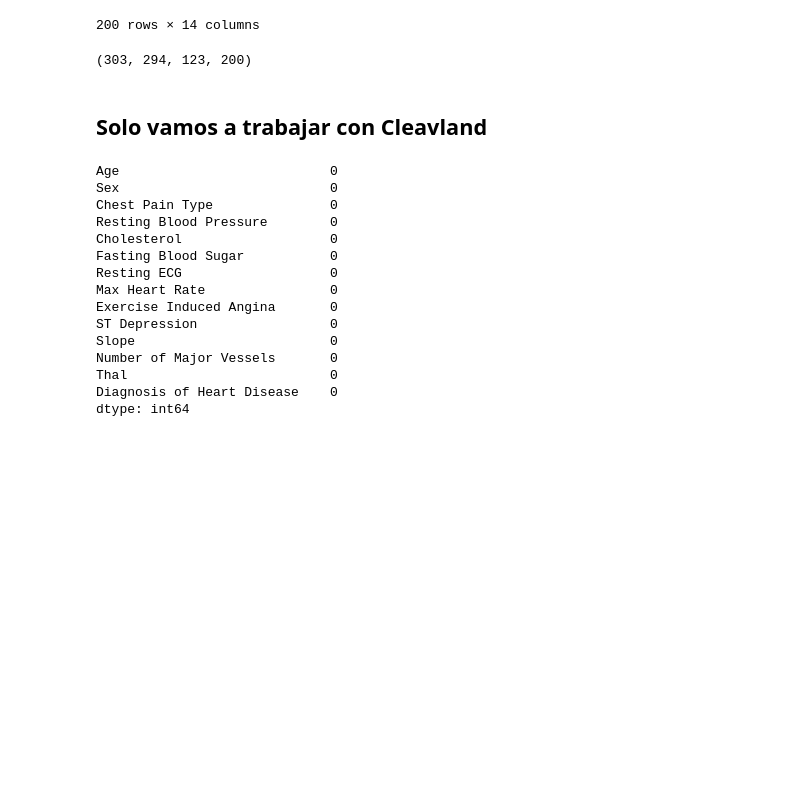
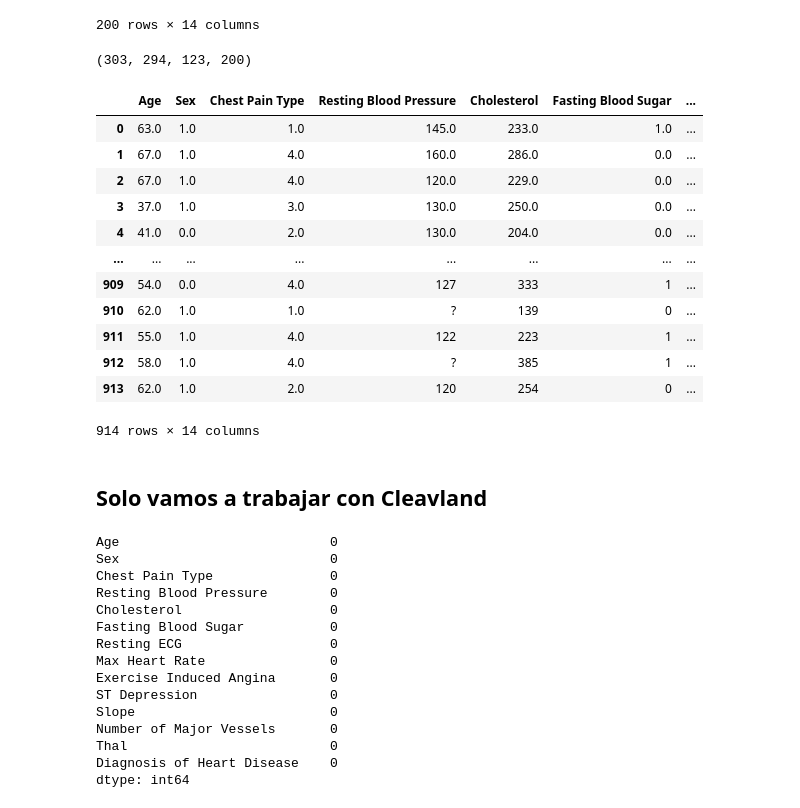
Before and after one commit to heritaco/Pattern-Recognition, a Jupyter notebook: 02-Clasificadores-Probabilisticos/Act2_Trejo_Espino.ipynb, the cells around one changed output. Cells and saved outputs as stored; diff of their text form; code cells hidden in the pictures; blank space fills up the shorter version.

```diff
--- a/02-Clasificadores-Probabilisticos/Act2_Trejo_Espino.ipynb
+++ b/02-Clasificadores-Probabilisticos/Act2_Trejo_Espino.ipynb
@@ -222,6 +222,23 @@ va
 len(cleavland), len(hungary), len(switzerland), len(va)
 # %% [output]
 (303, 294, 123, 200)
+# %%
+df = pd.concat([cleavland, hungary, switzerland, va], ignore_index=True)
+df
+# %% [output]
+|  | Age | Sex | Chest Pain Type | Resting Blood Pressure | Cholesterol | Fasting Blood Sugar | ... |
+| 0 | 63.0 | 1.0 | 1.0 | 145.0 | 233.0 | 1.0 | ... |
+| 1 | 67.0 | 1.0 | 4.0 | 160.0 | 286.0 | 0.0 | ... |
+| 2 | 67.0 | 1.0 | 4.0 | 120.0 | 229.0 | 0.0 | ... |
+| 3 | 37.0 | 1.0 | 3.0 | 130.0 | 250.0 | 0.0 | ... |
+| 4 | 41.0 | 0.0 | 2.0 | 130.0 | 204.0 | 0.0 | ... |
+| ... | ... | ... | ... | ... | ... | ... | ... |
+| 909 | 54.0 | 0.0 | 4.0 | 127 | 333 | 1 | ... |
+| 910 | 62.0 | 1.0 | 1.0 | ? | 139 | 0 | ... |
+| 911 | 55.0 | 1.0 | 4.0 | 122 | 223 | 1 | ... |
+| 912 | 58.0 | 1.0 | 4.0 | ? | 385 | 1 | ... |
+| 913 | 62.0 | 1.0 | 2.0 | 120 | 254 | 0 | ... |
+914 rows × 14 columns
 # %% [markdown]
 ## **Solo vamos a trabajar con Cleavland**
 # %%
```
Also changed, not shown: parts of 33 cells of this notebook.
